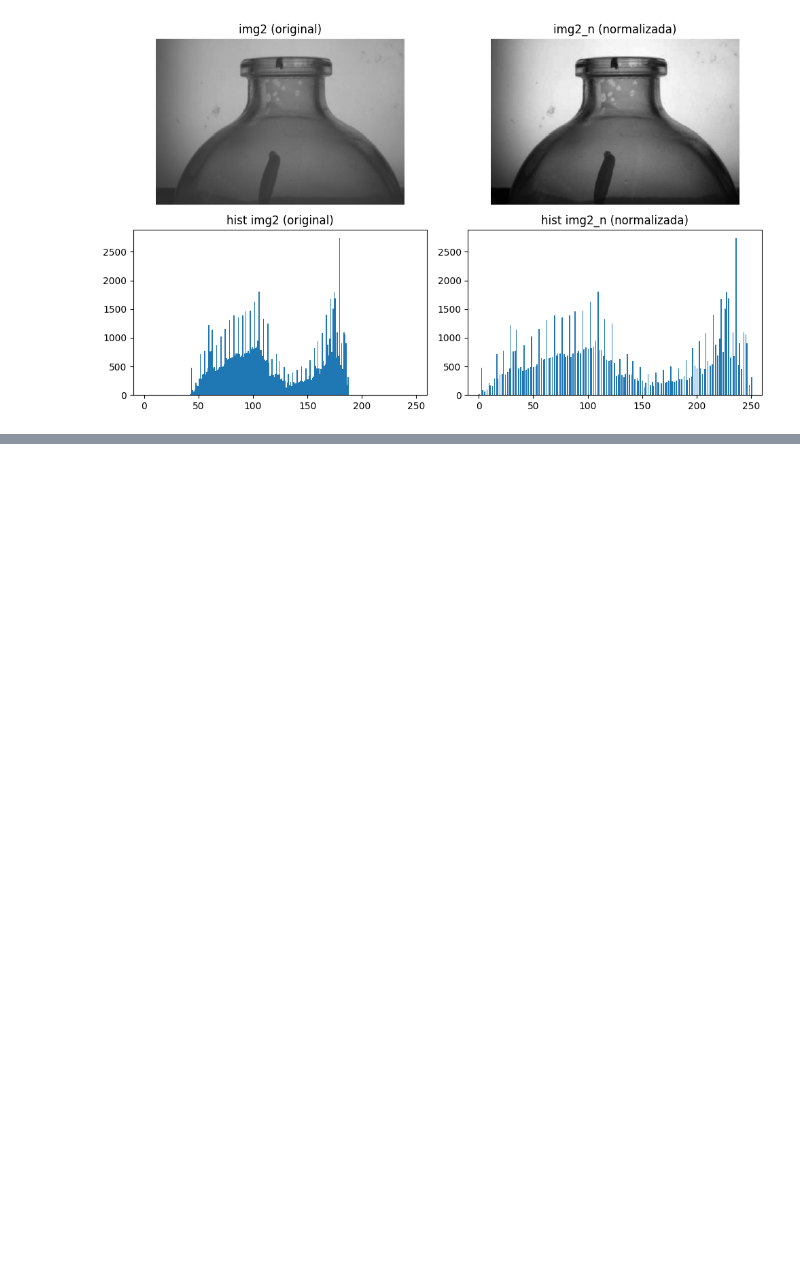
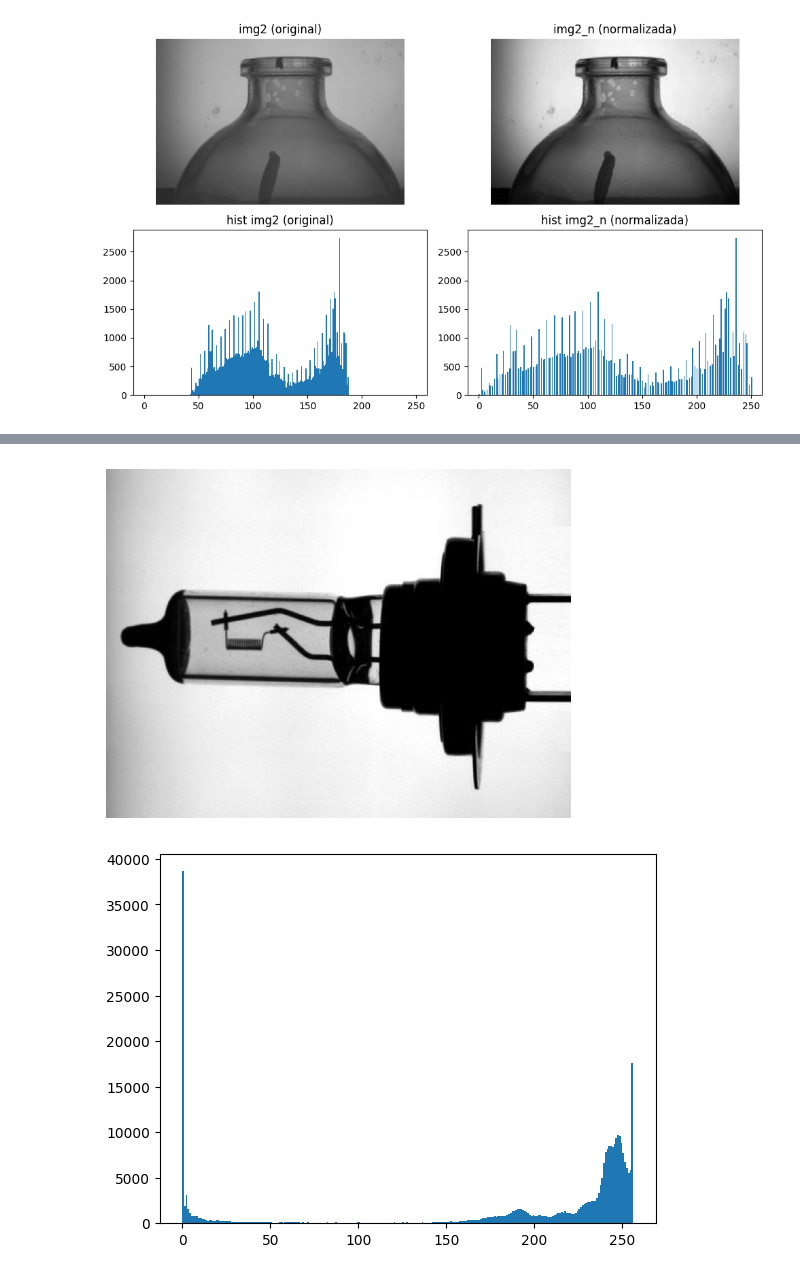
Before and after one commit to KalebG13/Sistemas-de-vision, a Jupyter notebook: Lab_1/Lab1_notebook.ipynb, the cells around one changed output, grey strips where cells are left out. Saved outputs shown, nothing was run; the diff lists cells and outputs as text; code cells hidden in the pictures; blank space fills up the shorter version.

```diff
--- a/Lab_1/Lab1_notebook.ipynb
+++ b/Lab_1/Lab1_notebook.ipynb
@@ -130,0 +140,13 @@ plt.show()
+# %%
+img3 = cv.imread('halogeno.jpg', cv.IMREAD_GRAYSCALE)
+assert img3 is not None, "file could not be read, check with os.path.exists()"
+# En Jupyter, usar matplotlib en lugar de cv.imshow
+plt.figure(figsize=(6,6))
+plt.imshow(img3, cmap='gray', vmin=0, vmax=255)
+plt.axis('off')
+plt.show()
+plt.hist(img3.ravel(), bins=256, range=(0,256))
+plt.show()
+# %% [output]
+[figure, added]
+[figure, added]
```
Also changed, not shown: parts of 3 cells of this notebook, 1 other file.
